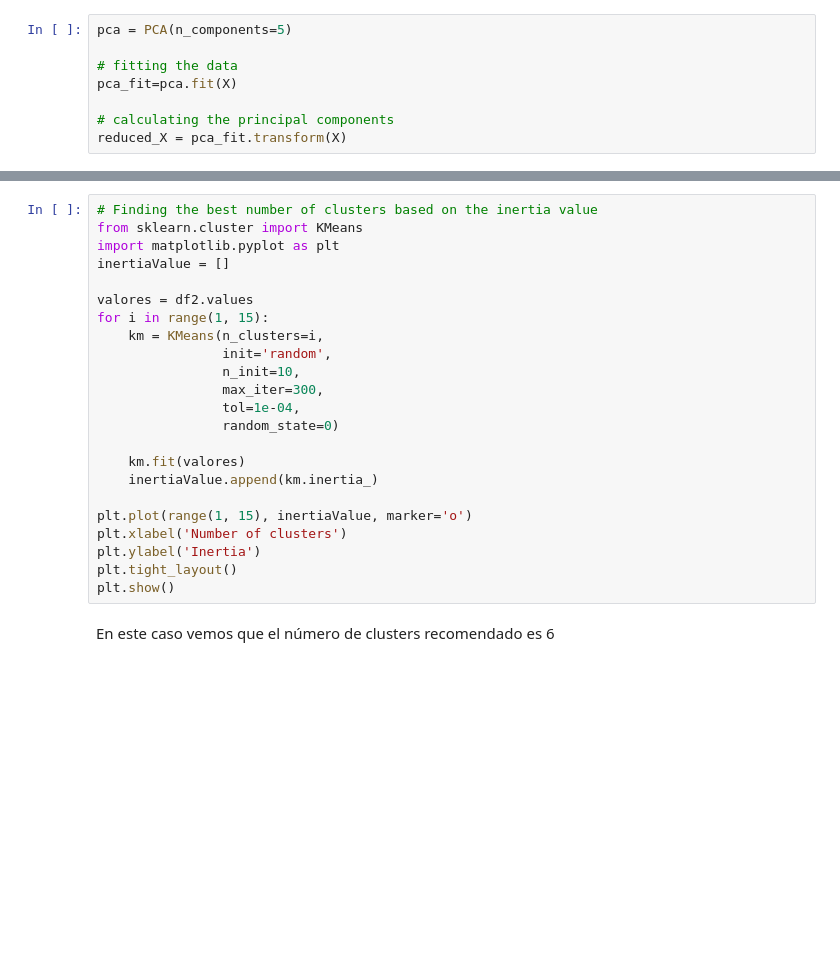
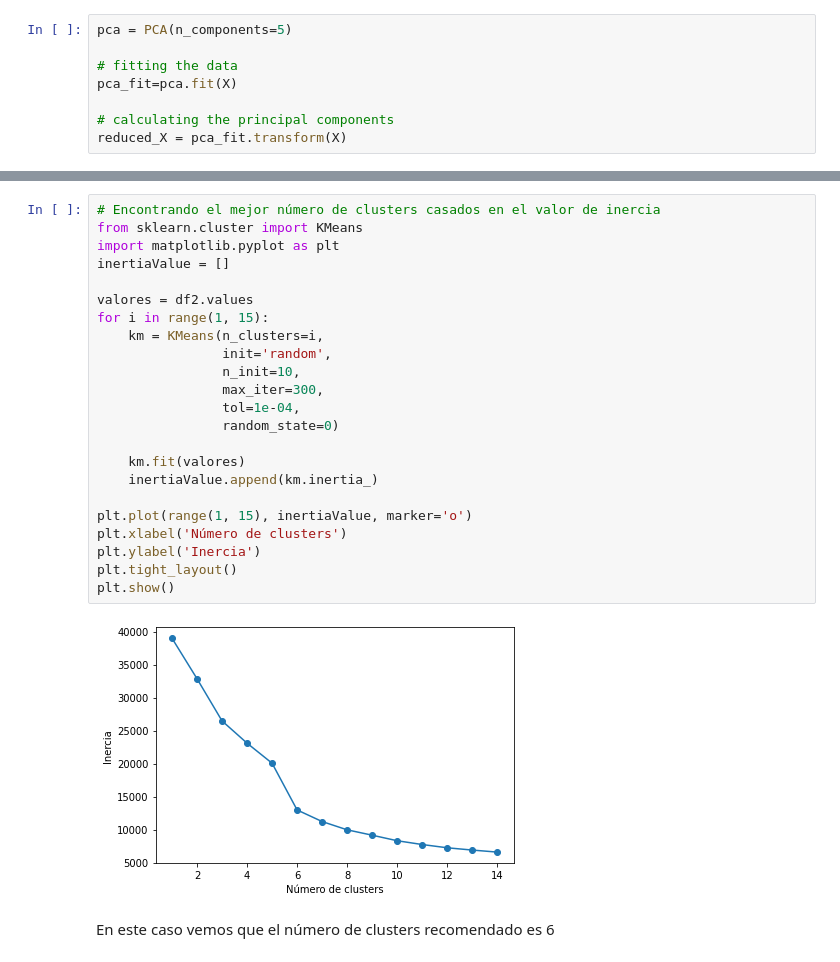
Before and after one commit to szambranog/Tabajo2TAE, a Jupyter notebook: lectura_df.ipynb, the cells around one changed output, grey strips where cells are left out. Drawn from its saved outputs; the diff is of its cells as text; blank space fills up the shorter version.

```diff
--- a/lectura_df.ipynb
+++ b/lectura_df.ipynb
@@ -202,26 +260,28 @@ df2.head()
 # %%
-# Finding the best number of clusters based on the inertia value
+# Encontrando el mejor número de clusters casados en el valor de inercia
 from sklearn.cluster import KMeans
 import matplotlib.pyplot as plt
 inertiaValue = []
 
 valores = df2.values
 for i in range(1, 15):
     km = KMeans(n_clusters=i,
                 init='random',
                 n_init=10,
                 max_iter=300,
                 tol=1e-04,
                 random_state=0)
 
     km.fit(valores)
     inertiaValue.append(km.inertia_)
 
 plt.plot(range(1, 15), inertiaValue, marker='o')
-plt.xlabel('Number of clusters')
-plt.ylabel('Inertia')
+plt.xlabel('Número de clusters')
+plt.ylabel('Inercia')
 plt.tight_layout()
 plt.show()
+# %% [output]
+[figure, added]
 # %% [markdown]
 En este caso vemos que el número de clusters recomendado es 6
 # %%
```
Also changed, not shown: parts of 26 cells of this notebook, 1 other file.
